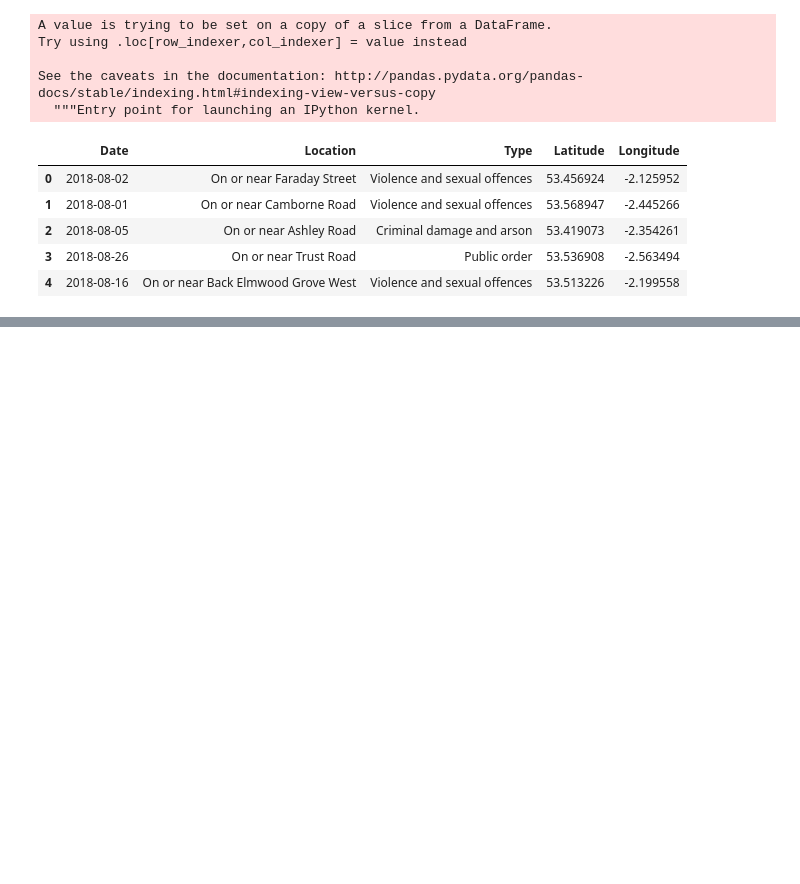
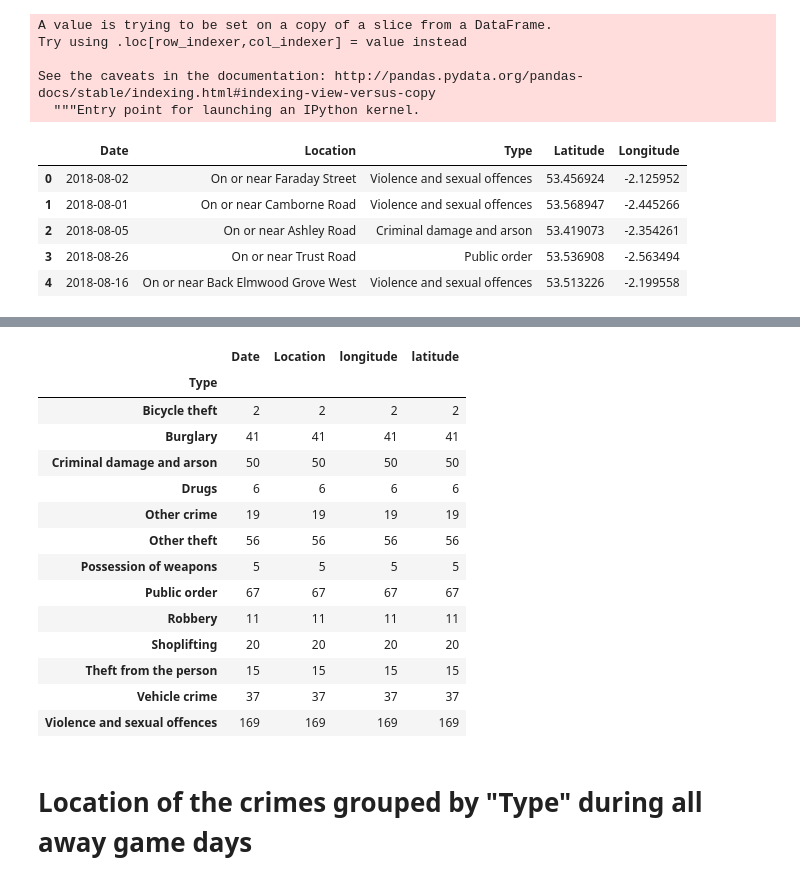
Before and after one commit to chienyuanhung/Project-1---EPL, a Jupyter notebook: Manchester_EPL.ipynb, the cells around one changed output, grey strips where cells are left out. Drawn from its saved outputs; the diff is of its cells as text; code cells hidden in the pictures; blank space fills up the shorter version.

```diff
--- a/Manchester_EPL.ipynb
+++ b/Manchester_EPL.ipynb
@@ -334,0 +353,4 @@ The total number of crimes during third away game on 08-25-2018: 169
+# %%
+first_and_second_away_games = pd.merge(first_away_game, second_away_game, how = "outer")
+combined_away_games = pd.merge(first_and_second_away_games, third_away_game, how = "outer")
+combined_away_games.head()
@@ -334,0 +390,18 @@ The total number of crimes during third away game on 08-25-2018: 169
+# %%
+combined_away_games.groupby(["Type"]).count()
+# %% [output]
+|  | Date | Location | longitude | latitude |
+| Type |  |  |  |  |
+| Bicycle theft | 2 | 2 | 2 | 2 |
+| Burglary | 41 | 41 | 41 | 41 |
+| Criminal damage and arson | 50 | 50 | 50 | 50 |
+| Drugs | 6 | 6 | 6 | 6 |
+| Other crime | 19 | 19 | 19 | 19 |
+| Other theft | 56 | 56 | 56 | 56 |
+| Possession of weapons | 5 | 5 | 5 | 5 |
+| Public order | 67 | 67 | 67 | 67 |
+| Robbery | 11 | 11 | 11 | 11 |
+| Shoplifting | 20 | 20 | 20 | 20 |
+| Theft from the person | 15 | 15 | 15 | 15 |
+| Vehicle crime | 37 | 37 | 37 | 37 |
+| Violence and sexual offences | 169 | 169 | 169 | 169 |
@@ -334,0 +422,2 @@ The total number of crimes during third away game on 08-25-2018: 169
+# %% [markdown]
+# Location of the crimes grouped by "Type" during all away game days
```
Also changed, not shown: parts of 14 cells of this notebook.
